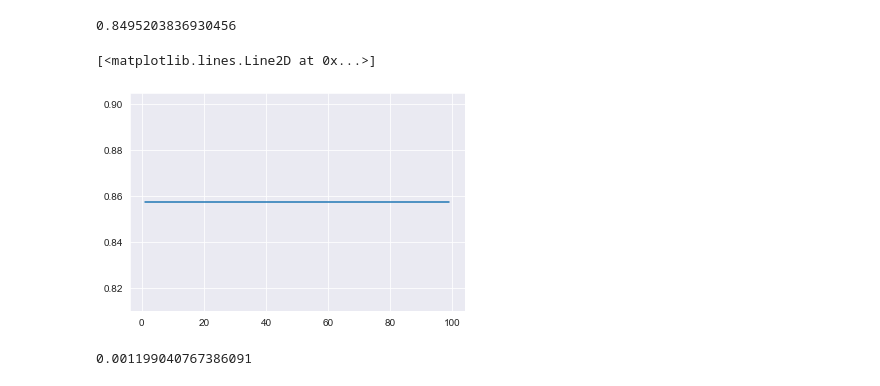
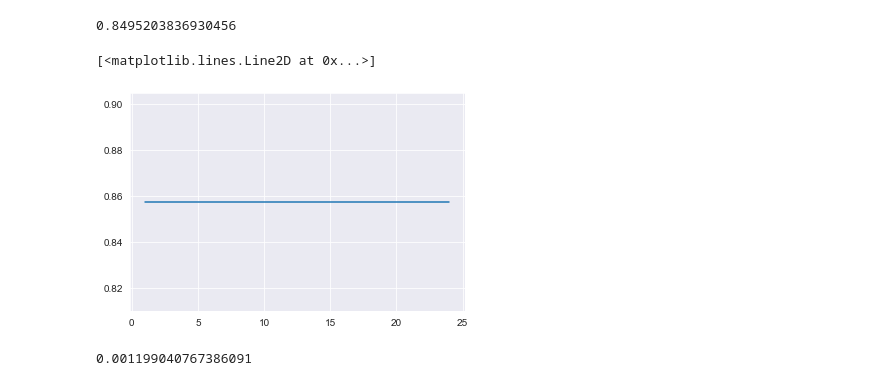
Before and after one commit to sdman135/Anime_Score_Predictor---Project-3, a Jupyter notebook: Sam's Project 3.ipynb, the cells around one changed output. Drawn from its saved outputs; the diff is of its cells as text; code cells hidden in the pictures.

```diff
--- a/Sam's Project 3.ipynb
+++ b/Sam's Project 3.ipynb
@@ -268,17 +292,17 @@ print(metrics.accuracy_score(y1_test,y1_pred_knn))
 # %% [output]
 0.8495203836930456
 # %%
-k_range= range(1,100)
+k_range= range(1,25)
 scores= []
 for k in k_range:
     kknn = neighbors.KNeighborsClassifier(n_neighbors=k)
     knn.fit(X1, y1)
     y1_pred_knn = knn.predict(X1_test)
     scores.append(metrics.accuracy_score(y1_test,y1_pred_knn))
 plt.plot(k_range,scores)
 # %% [output]
 [<matplotlib.lines.Line2D at 0x...>]
-[figure, old version]
+[figure, new version]
 # %%
 #Linear Regression
 lr = LinearRegression()
```
Also changed, not shown: parts of 2 cells of this notebook, 1 other file.
